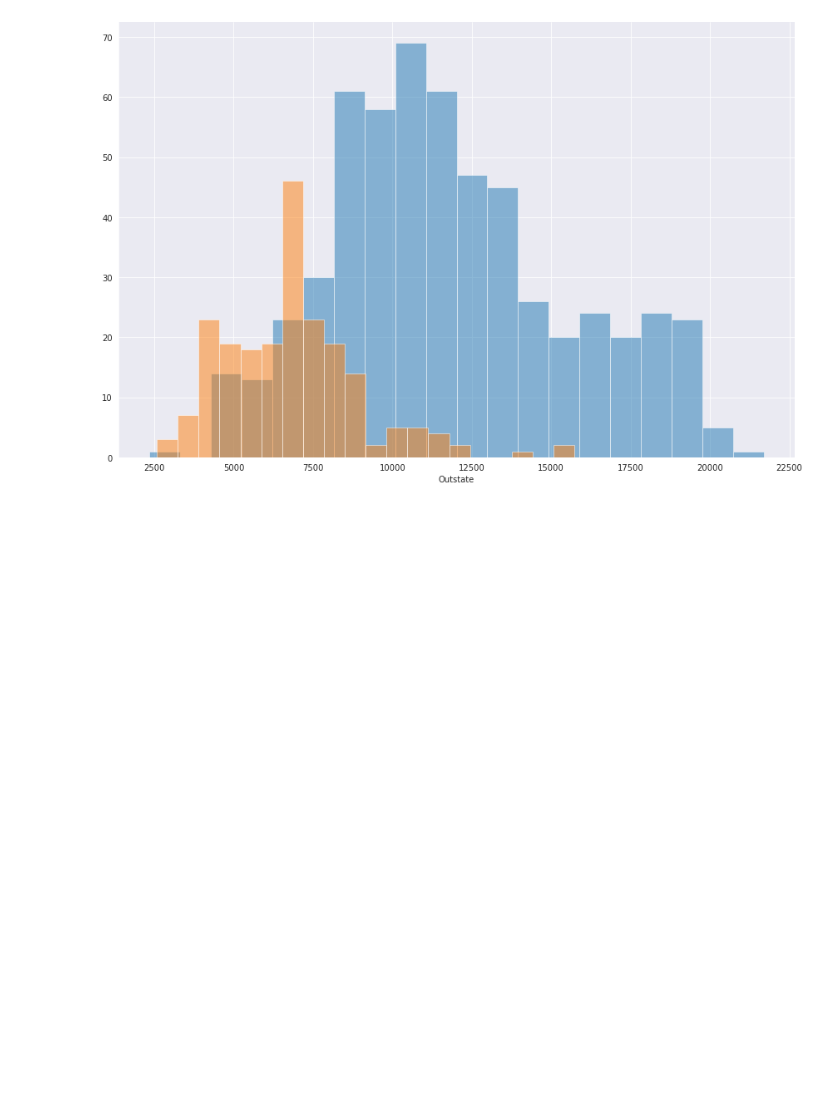
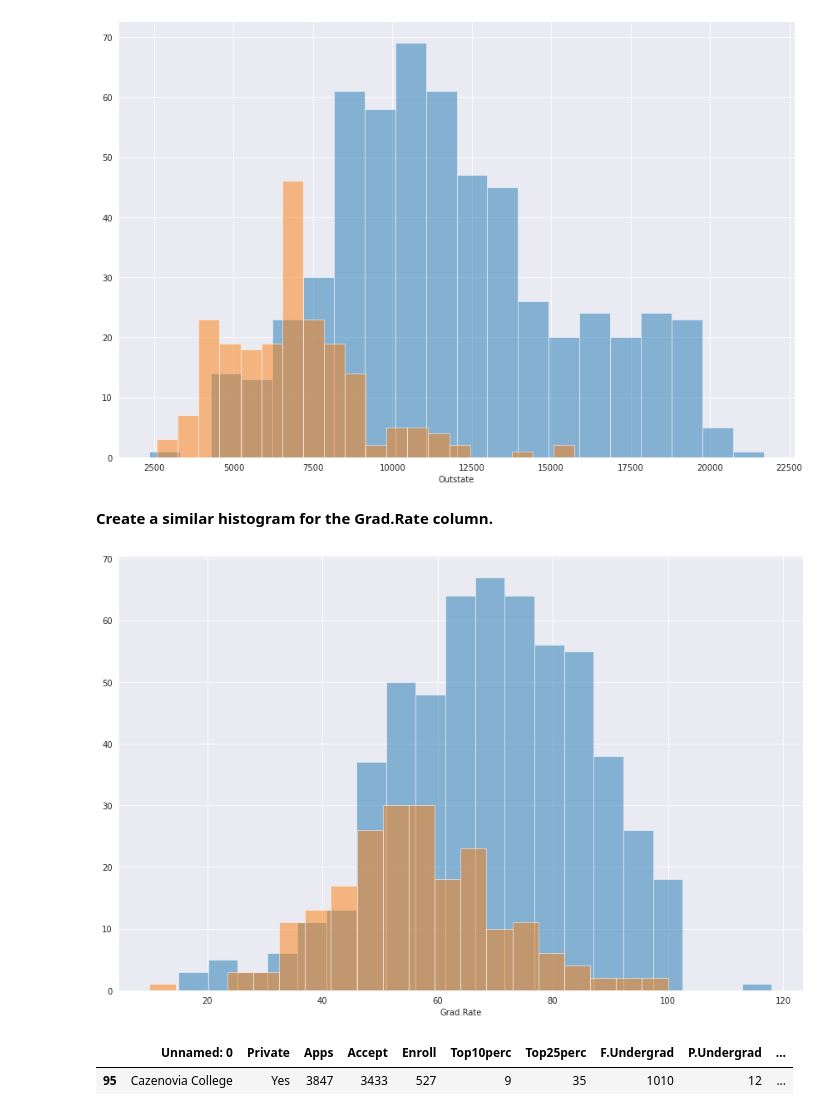
Before and after one commit to aagarwal937/Machine-learning-practise, a Jupyter notebook: K-means-clustering/k-means-clustering.ipynb, the cells around one changed output. Saved outputs shown, nothing was run; the diff lists cells and outputs as text; code cells hidden in the pictures; blank space fills up the shorter version.

```diff
--- a/K-means-clustering/k-means-clustering.ipynb
+++ b/K-means-clustering/k-means-clustering.ipynb
@@ -112,3 +112,15 @@ g = sns.FacetGrid(df, hue="Private", aspect=1.5, height=8)
 g = g.map(plt.hist, "Outstate", bins=20, alpha=0.5) #alpha controls transparency
 # %% [output]
 [figure]
+# %% [markdown]
+**Create a similar histogram for the Grad.Rate column.**
+# %%
+f = sns.FacetGrid(df, hue="Private", aspect=1.5, height=8)
+f = f.map(plt.hist, "Grad.Rate", bins=20, alpha=0.5)
+# %% [output]
+[figure, added]
+# %%
+df[df['Grad.Rate']>100]
+# %% [output]
+|  | Unnamed: 0 | Private | Apps | Accept | Enroll | Top10perc | Top25perc | F.Undergrad | P.Undergrad | ... |
+| 95 | Cazenovia College | Yes | 3847 | 3433 | 527 | 9 | 35 | 1010 | 12 | ... |
```
Also changed, not shown: parts of 5 cells of this notebook.
